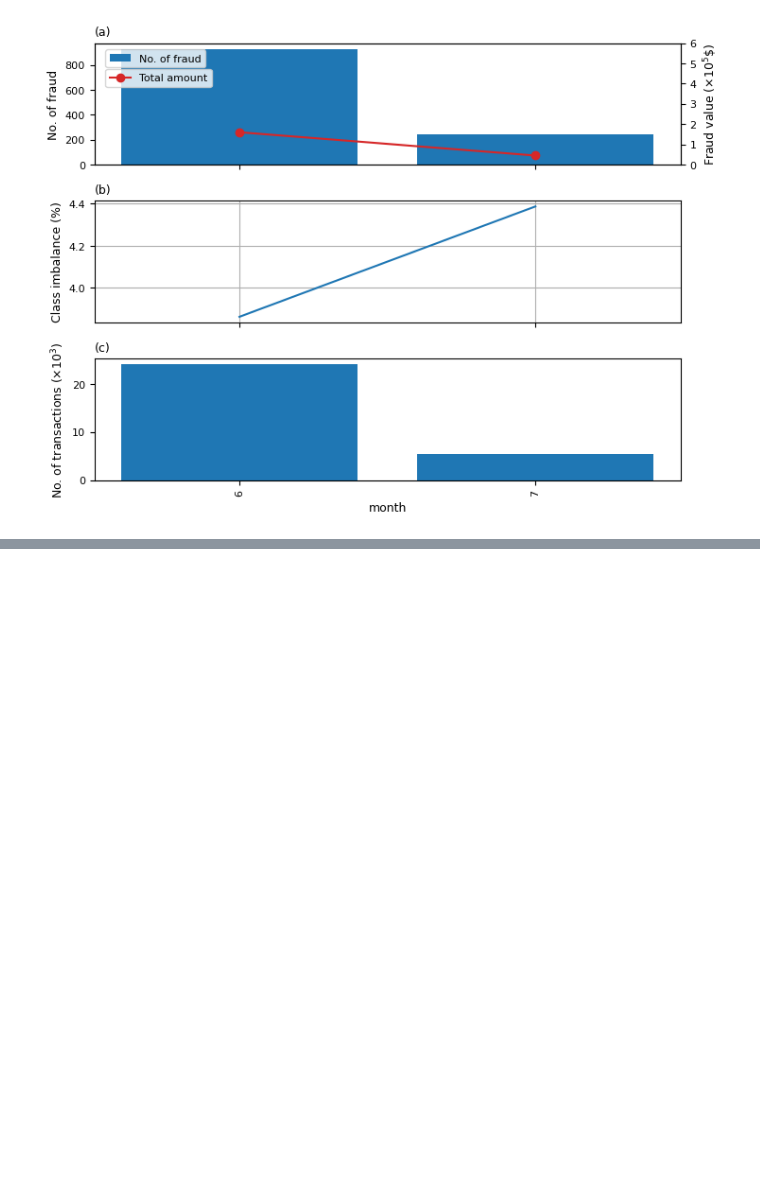
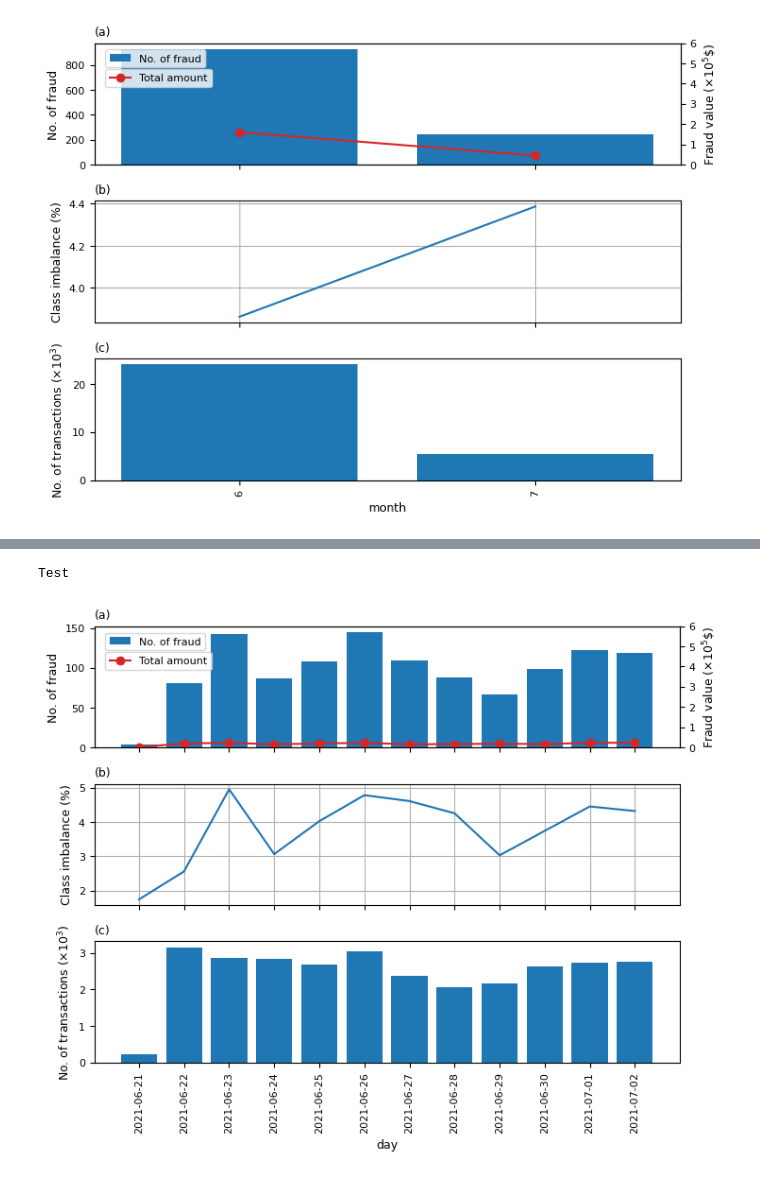
Before and after one commit to elohimfr/algo_assurance, a Jupyter notebook: FDB_IEEECIS.ipynb, the cells around one changed output, grey strips where cells are left out. Saved outputs shown, nothing was run; the diff lists cells and outputs as text; code cells hidden in the pictures; blank space fills up the shorter version.

```diff
--- a/FDB_IEEECIS.ipynb
+++ b/FDB_IEEECIS.ipynb
@@ -243,0 +279,6 @@ Test
+# %%
+print('Test')
+plot_fraud(test_df, tw='day')
+# %% [output]
+Test
+[figure, added]
```
Also changed, not shown: parts of 12 cells of this notebook, 3 other files.
